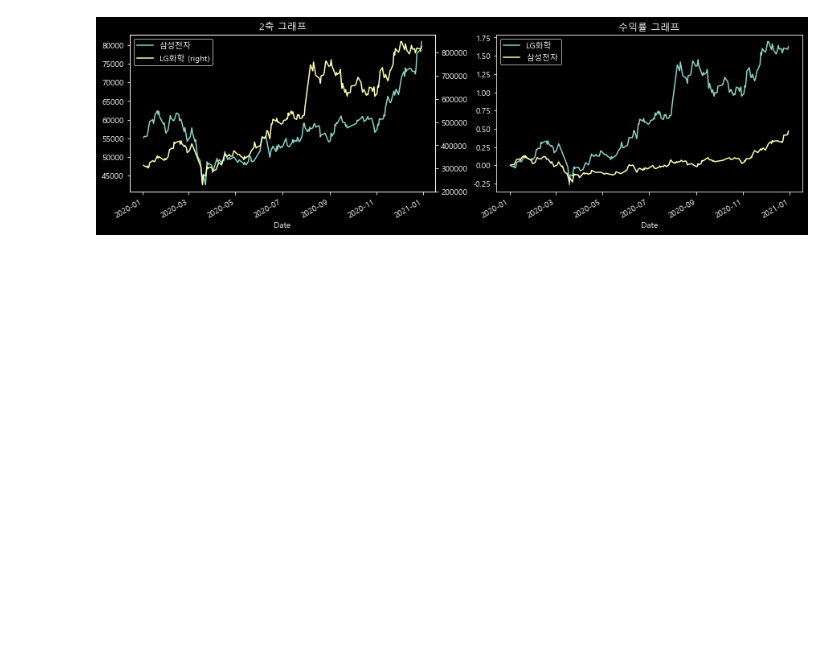
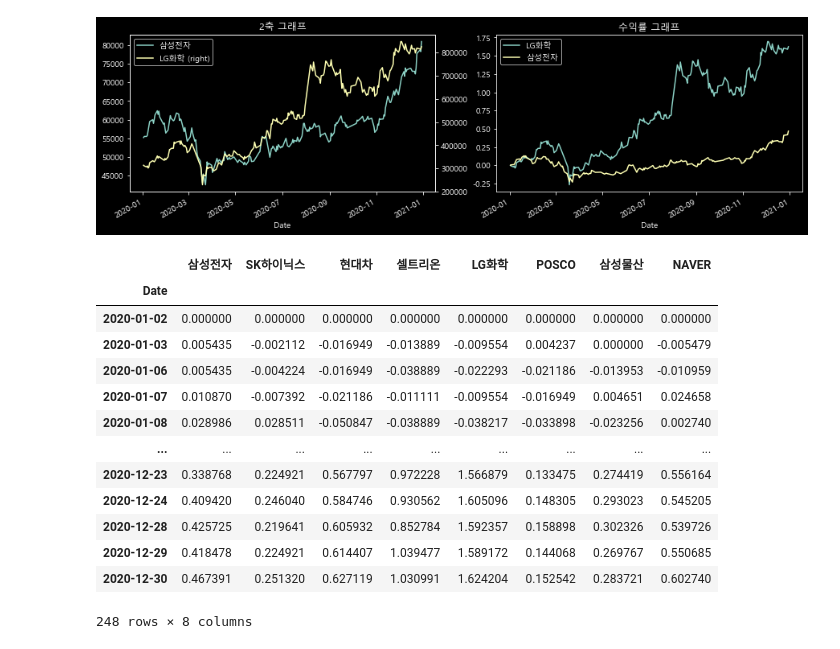
Before and after one commit to SanghunYun95/Finding_signal_and_noise, a Jupyter notebook: Multi Stocks.ipynb, the cells around one changed output. Drawn from its saved outputs; the diff is of its cells as text; code cells hidden in the pictures; blank space fills up the shorter version.

```diff
--- a/Multi Stocks.ipynb
+++ b/Multi Stocks.ipynb
@@ -182,3 +182,21 @@ df_plot.plot(ax=axis[1], title='수익률 그래프')
 # %% [output]
 <AxesSubplot:title={'center':'수익률 그래프'}, xlabel='Date'>
 [figure]
+# %%
+df_norm = df / df.iloc[0] -1
+df_norm
+# %% [output]
+|  | 삼성전자 | SK하이닉스 | 현대차 | 셀트리온 | LG화학 | POSCO | 삼성물산 | NAVER |
+| Date |  |  |  |  |  |  |  |  |
+| 2020-01-02 | 0.000000 | 0.000000 | 0.000000 | 0.000000 | 0.000000 | 0.000000 | 0.000000 | 0.000000 |
+| 2020-01-03 | 0.005435 | -0.002112 | -0.016949 | -0.013889 | -0.009554 | 0.004237 | 0.000000 | -0.005479 |
+| 2020-01-06 | 0.005435 | -0.004224 | -0.016949 | -0.038889 | -0.022293 | -0.021186 | -0.013953 | -0.010959 |
+| 2020-01-07 | 0.010870 | -0.007392 | -0.021186 | -0.011111 | -0.009554 | -0.016949 | 0.004651 | 0.024658 |
+| 2020-01-08 | 0.028986 | 0.028511 | -0.050847 | -0.038889 | -0.038217 | -0.033898 | -0.023256 | 0.002740 |
+| ... | ... | ... | ... | ... | ... | ... | ... | ... |
+| 2020-12-23 | 0.338768 | 0.224921 | 0.567797 | 0.972228 | 1.566879 | 0.133475 | 0.274419 | 0.556164 |
+| 2020-12-24 | 0.409420 | 0.246040 | 0.584746 | 0.930562 | 1.605096 | 0.148305 | 0.293023 | 0.545205 |
+| 2020-12-28 | 0.425725 | 0.219641 | 0.605932 | 0.852784 | 1.592357 | 0.158898 | 0.302326 | 0.539726 |
+| 2020-12-29 | 0.418478 | 0.224921 | 0.614407 | 1.039477 | 1.589172 | 0.144068 | 0.269767 | 0.550685 |
+| 2020-12-30 | 0.467391 | 0.251320 | 0.627119 | 1.030991 | 1.624204 | 0.152542 | 0.283721 | 0.602740 |
+248 rows × 8 columns
```
Also changed, not shown: parts of 4 cells of this notebook.
